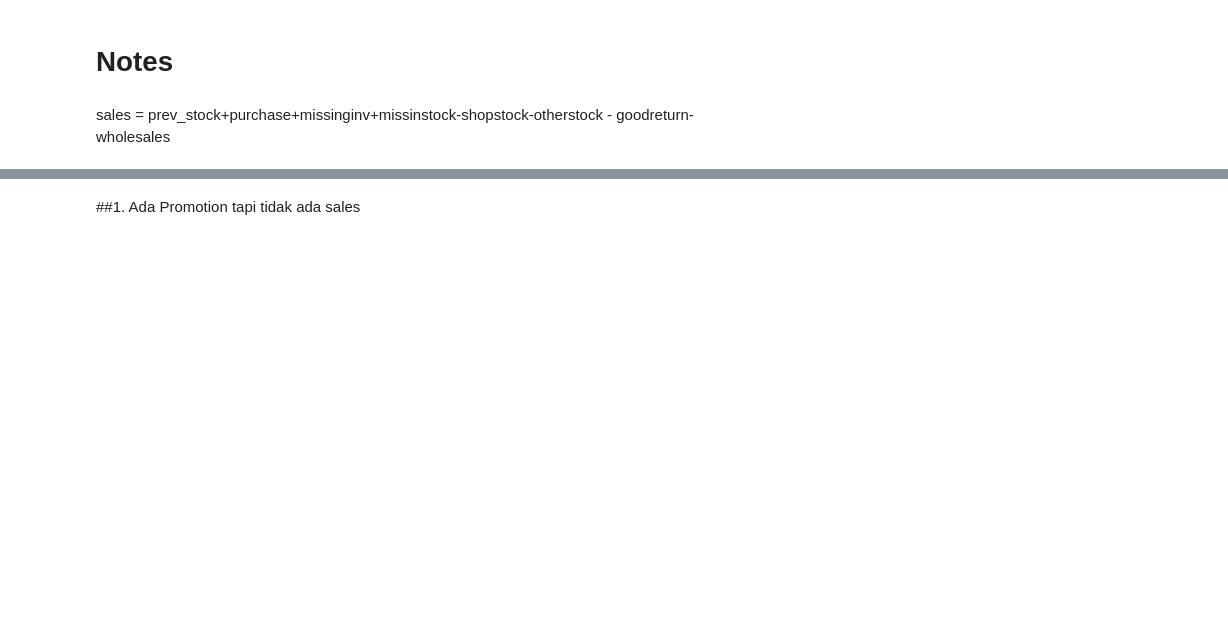
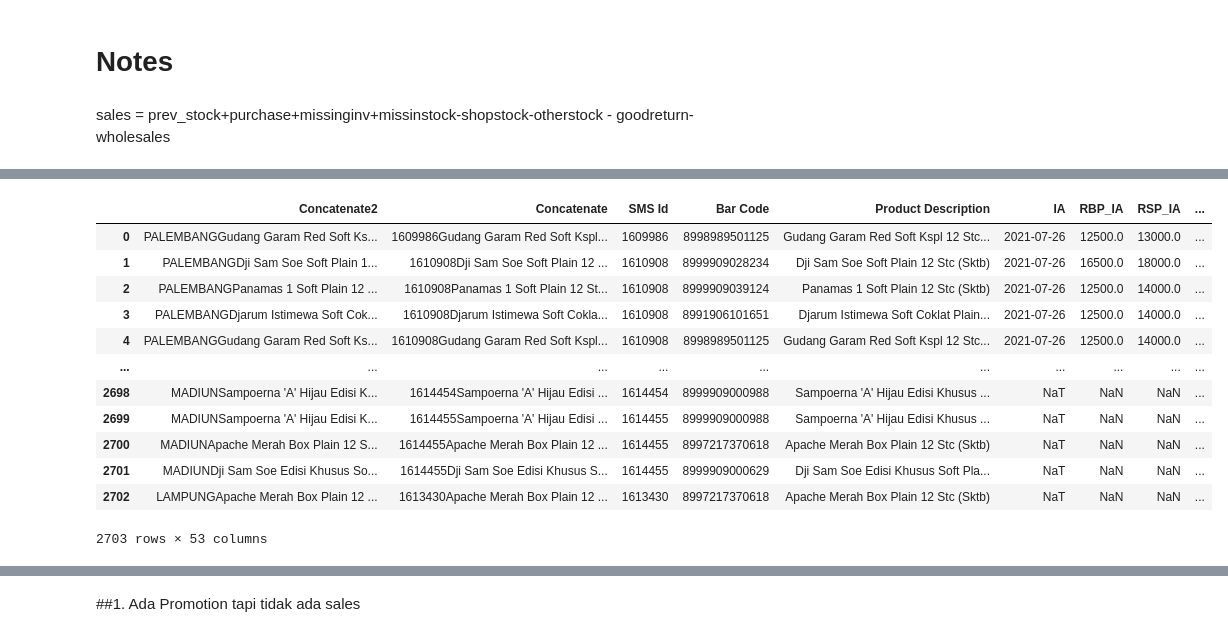
Before and after one commit to dyahrosita/Project, a Jupyter notebook: Project_JTI_5AO.ipynb, the cells around one changed output, grey strips where cells are left out. Cells and saved outputs as stored; diff of their text form; code cells hidden in the pictures; blank space fills up the shorter version.

```diff
--- a/Project_JTI_5AO.ipynb
+++ b/Project_JTI_5AO.ipynb
@@ -804,0 +978,3 @@ sales = prev_stock+purchase+missinginv+missinstock-shopstock-otherstock - goodre
+# %%
+## Masukkan Toko ke List yang akan di Takeout
+outlier_lampung = [1609732, 1609724, 1609700]
@@ -804,0 +1001,3 @@ sales = prev_stock+purchase+missinginv+missinstock-shopstock-otherstock - goodre
+# %%
+## Masukkan Toko ke List yang akan di Takeout
+outlier_kupang = [1610489]
@@ -804,0 +1006,2 @@ sales = prev_stock+purchase+missinginv+missinstock-shopstock-otherstock - goodre
+# %%
+list_toko_outlier = outlier_palembang + outlier_karawang + outlier_madiun + outlier_lampung + outlier_kupang
@@ -804,0 +1021,19 @@ sales = prev_stock+purchase+missinginv+missinstock-shopstock-otherstock - goodre
+# %%
+## TAKEOUT TOKO FROM LIST
+df_clean = df_merge[~df_merge['SMS Id'].isin(list_toko_outlier)].reset_index(drop=True)
+# %%
+df_clean
+# %% [output]
+|  | Concatenate2 | Concatenate | SMS Id | Bar Code | Product Description | IA | RBP_IA | RSP_IA | ... |
+| 0 | PALEMBANGGudang Garam Red Soft Ks... | 1609986Gudang Garam Red Soft Kspl... | 1609986 | 8998989501125 | Gudang Garam Red Soft Kspl 12 Stc... | 2021-07-26 | 12500.0 | 13000.0 | ... |
+| 1 | PALEMBANGDji Sam Soe Soft Plain 1... | 1610908Dji Sam Soe Soft Plain 12 ... | 1610908 | 8999909028234 | Dji Sam Soe Soft Plain 12 Stc (Sktb) | 2021-07-26 | 16500.0 | 18000.0 | ... |
+| 2 | PALEMBANGPanamas 1 Soft Plain 12 ... | 1610908Panamas 1 Soft Plain 12 St... | 1610908 | 8999909039124 | Panamas 1 Soft Plain 12 Stc (Sktb) | 2021-07-26 | 12500.0 | 14000.0 | ... |
+| 3 | PALEMBANGDjarum Istimewa Soft Cok... | 1610908Djarum Istimewa Soft Cokla... | 1610908 | 8991906101651 | Djarum Istimewa Soft Coklat Plain... | 2021-07-26 | 12500.0 | 14000.0 | ... |
+| 4 | PALEMBANGGudang Garam Red Soft Ks... | 1610908Gudang Garam Red Soft Kspl... | 1610908 | 8998989501125 | Gudang Garam Red Soft Kspl 12 Stc... | 2021-07-26 | 12500.0 | 14000.0 | ... |
+| ... | ... | ... | ... | ... | ... | ... | ... | ... | ... |
+| 2698 | MADIUNSampoerna 'A' Hijau Edisi K... | 1614454Sampoerna 'A' Hijau Edisi ... | 1614454 | 8999909000988 | Sampoerna 'A' Hijau Edisi Khusus ... | NaT | NaN | NaN | ... |
+| 2699 | MADIUNSampoerna 'A' Hijau Edisi K... | 1614455Sampoerna 'A' Hijau Edisi ... | 1614455 | 8999909000988 | Sampoerna 'A' Hijau Edisi Khusus ... | NaT | NaN | NaN | ... |
+| 2700 | MADIUNApache Merah Box Plain 12 S... | 1614455Apache Merah Box Plain 12 ... | 1614455 | 8997217370618 | Apache Merah Box Plain 12 Stc (Sktb) | NaT | NaN | NaN | ... |
+| 2701 | MADIUNDji Sam Soe Edisi Khusus So... | 1614455Dji Sam Soe Edisi Khusus S... | 1614455 | 8999909000629 | Dji Sam Soe Edisi Khusus Soft Pla... | NaT | NaN | NaN | ... |
+| 2702 | LAMPUNGApache Merah Box Plain 12 ... | 1613430Apache Merah Box Plain 12 ... | 1613430 | 8997217370618 | Apache Merah Box Plain 12 Stc (Sktb) | NaT | NaN | NaN | ... |
+2703 rows × 53 columns
```
Also changed, not shown: parts of 50 cells of this notebook.
